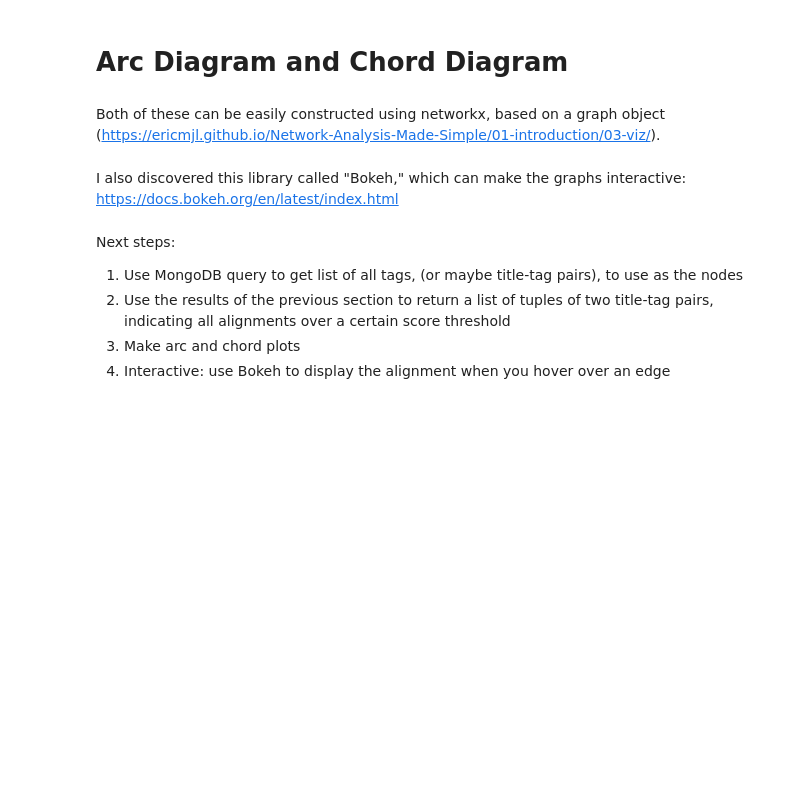
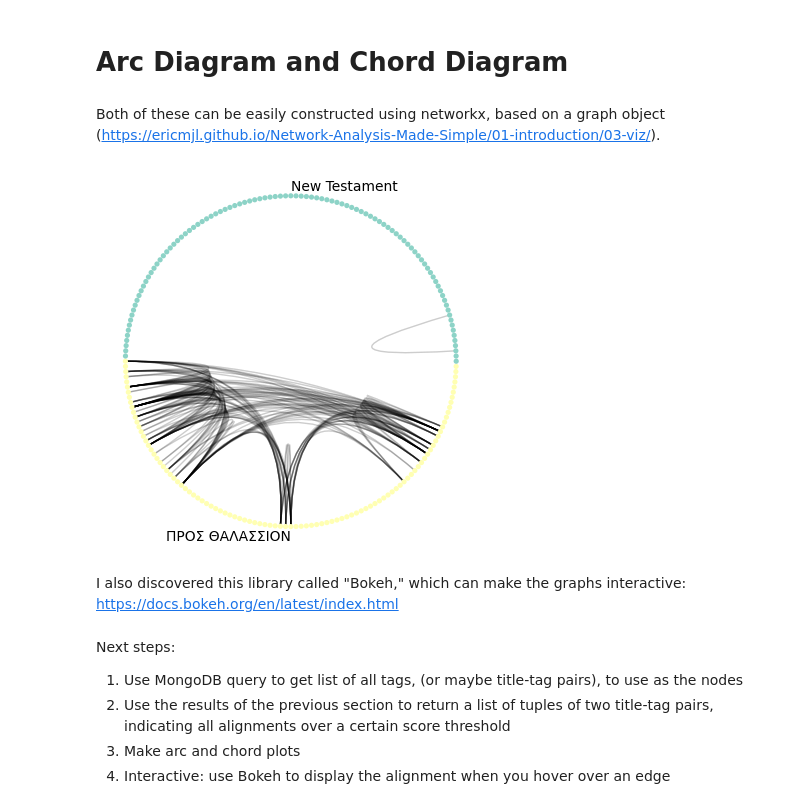
Before and after one commit to robertvsiii/maximus-confessor, a Jupyter notebook: Maximus-bioinformatics.ipynb, the cells around one changed output. Drawn from its saved outputs; the diff is of its cells as text; code cells hidden in the pictures; blank space fills up the shorter version.

```diff
--- a/Maximus-bioinformatics.ipynb
+++ b/Maximus-bioinformatics.ipynb
@@ -204,6 +250,50 @@ Next steps:
 # Arc Diagram and Chord Diagram
 # %% [markdown]
 Both of these can be easily constructed using networkx, based on a graph object (https://ericmjl.github.io/Network-Analysis-Made-Simple/01-introduction/03-viz/).
+# %%
+import networkx as nx
+import numpy as np
+from scipy.sparse import issparse, vstack
+
+def create_graph_from_entity_matrices(matrices, titles, n):
+    # Concatenate matrices vertically
+    concatenated_matrix = vstack(matrices, format='csr')
+
+    # Calculate the overlap matrix by squaring the concatenated matrix
+    overlap_matrix = concatenated_matrix.dot(concatenated_matrix.T)
+    overlap_matrix.setdiag(0)
+
+    # Binarize the overlap matrix based on the threshold n
+    binarized_matrix = (overlap_matrix >= n).astype(int)
+
+    # Create a graph from the binarized matrix
+    G = nx.from_scipy_sparse_array(binarized_matrix)
+
+    node_data = {}
+    for k in range(len(matrices)):
+        node_data.update({node_id: {'title': titles[k]} for node_id in range(len(node_data),len(node_data)+matrices[k].shape[0])})
+    nx.set_node_attributes(G,node_data)
+
+    return G
+
+# Example usage:
+# matrices is a list of sparse matrices
+# n is the minimum number of nonzero features to create an edge
+matrices = [sp1,sp2]  # Replace [...] with your list of sparse matrices
+titles = ['ΠΡΟΣ ΘΑΛΑΣΣΙΟΝ','New Testament']
+n = 4  # Replace 2 with your desired threshold
+
+graph = create_graph_from_entity_matrices(matrices, titles, n)
+
+# Now you can use the graph for various network analysis tasks with NetworkX
+# %%
+import nxviz as nv
+from nxviz import annotate
+
+nv.circos(graph,group_by='title',node_color_by='title')
+annotate.circos_group(graph, group_by="title")
+# %% [output]
+[figure, added]
 # %% [markdown]
 I also discovered this library called "Bokeh," which can make the graphs interactive: https://docs.bokeh.org/en/latest/index.html
 # %% [markdown]
```
Also changed, not shown: parts of 31 cells of this notebook.
